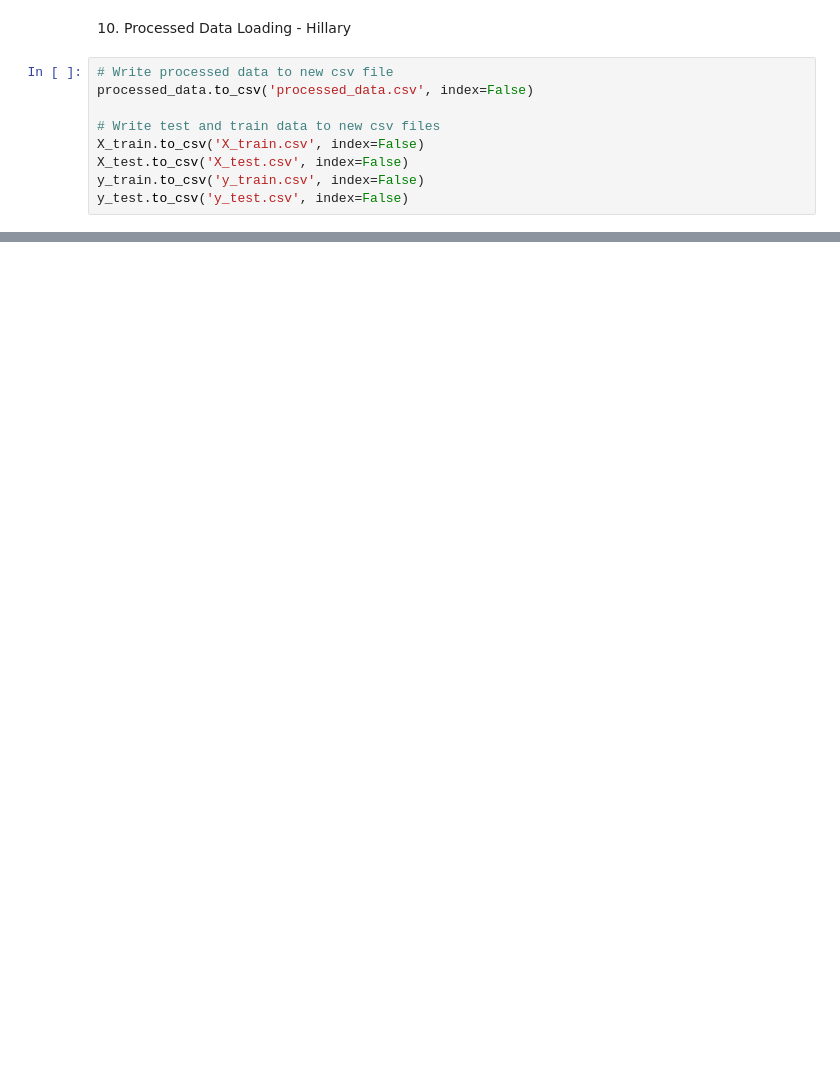
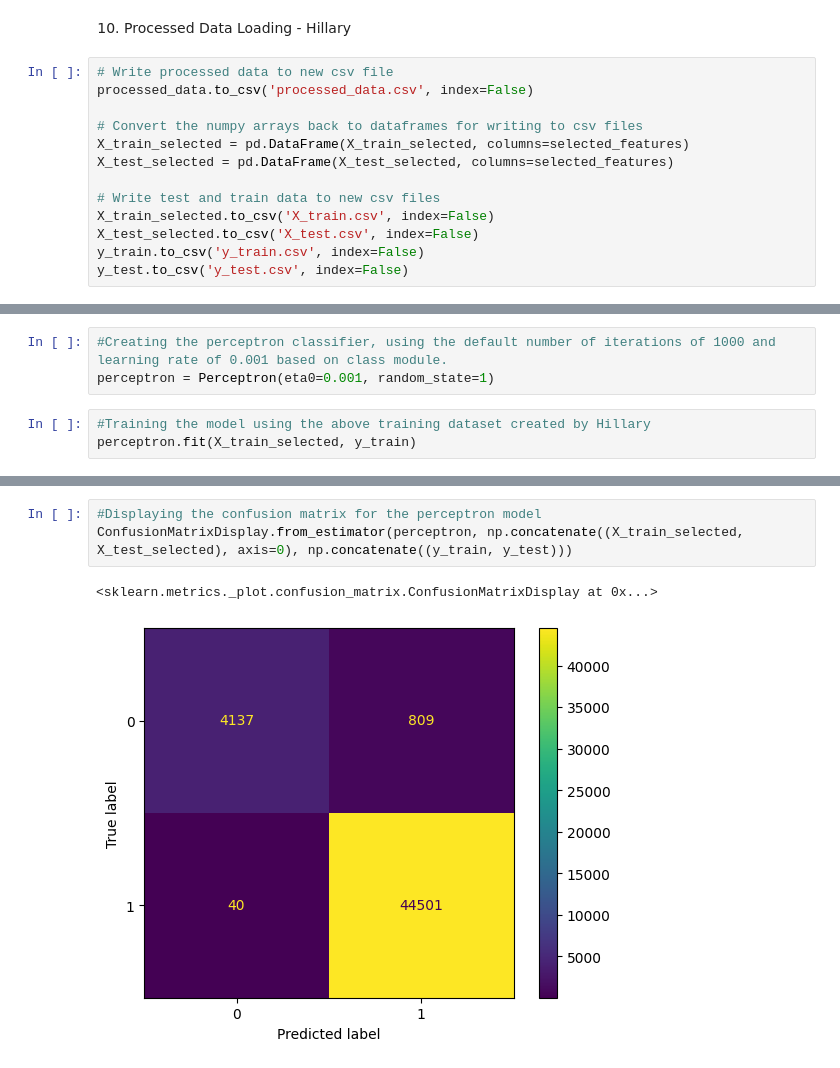
Before and after one commit to lnelson8/COMP-479-Final-Project, a Jupyter notebook: Final_Project_Code.ipynb, the cells around one changed output, grey strips where cells are left out. Saved outputs shown, nothing was run; the diff lists cells and outputs as text; blank space fills up the shorter version.

Commit message:
Model Training & Evaluation

```diff
--- a/Final_Project_Code.ipynb
+++ b/Final_Project_Code.ipynb
@@ -534,8 +530,12 @@ Mean Squared Error: 0.038020144771251554
 # Write processed data to new csv file
 processed_data.to_csv('processed_data.csv', index=False)
 
+# Convert the numpy arrays back to dataframes for writing to csv files
+X_train_selected = pd.DataFrame(X_train_selected, columns=selected_features)
+X_test_selected = pd.DataFrame(X_test_selected, columns=selected_features)
+
 # Write test and train data to new csv files
-X_train.to_csv('X_train.csv', index=False)
-X_test.to_csv('X_test.csv', index=False)
+X_train_selected.to_csv('X_train.csv', index=False)
+X_test_selected.to_csv('X_test.csv', index=False)
 y_train.to_csv('y_train.csv', index=False)
 y_test.to_csv('y_test.csv', index=False)
@@ -541,0 +576,6 @@ y_test.to_csv('y_test.csv', index=False)
+# %%
+#Creating the perceptron classifier, using the default number of iterations of 1000 and learning rate of 0.001 based on class module.
+perceptron = Perceptron(eta0=0.001, random_state=1)
+# %%
+#Training the model using the above training dataset created by Hillary
+perceptron.fit(X_train_selected, y_train)
@@ -541,0 +605,6 @@ y_test.to_csv('y_test.csv', index=False)
+# %%
+#Displaying the confusion matrix for the perceptron model
+ConfusionMatrixDisplay.from_estimator(perceptron, np.concatenate((X_train_selected, X_test_selected), axis=0), np.concatenate((y_train, y_test)))
+# %% [output]
+<sklearn.metrics._plot.confusion_matrix.ConfusionMatrixDisplay at 0x...>
+[figure, added]
```
Also changed, not shown: parts of 52 cells of this notebook, 5 other files.
